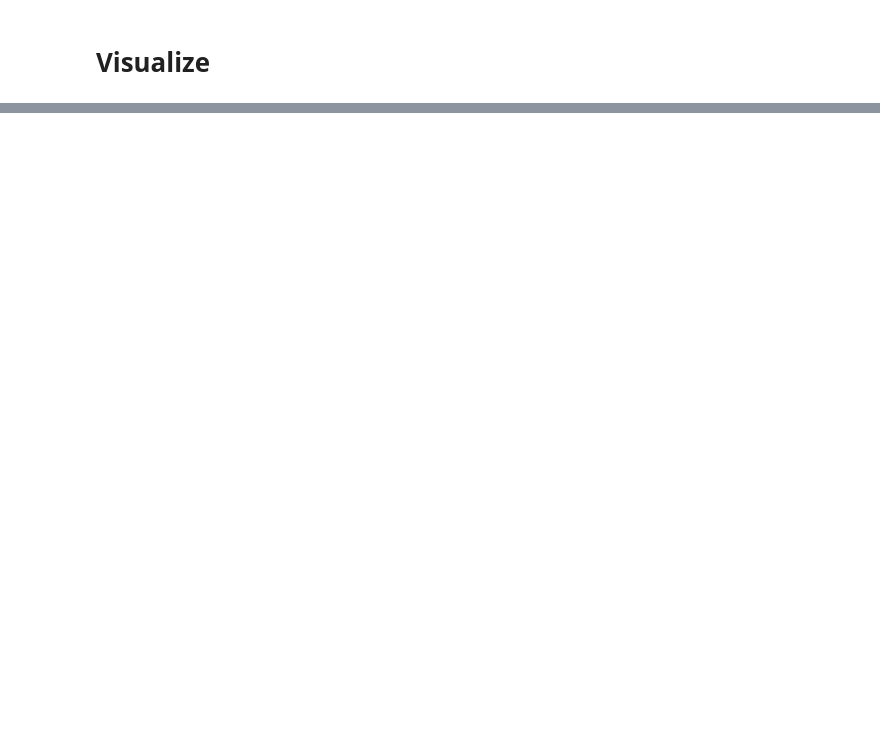
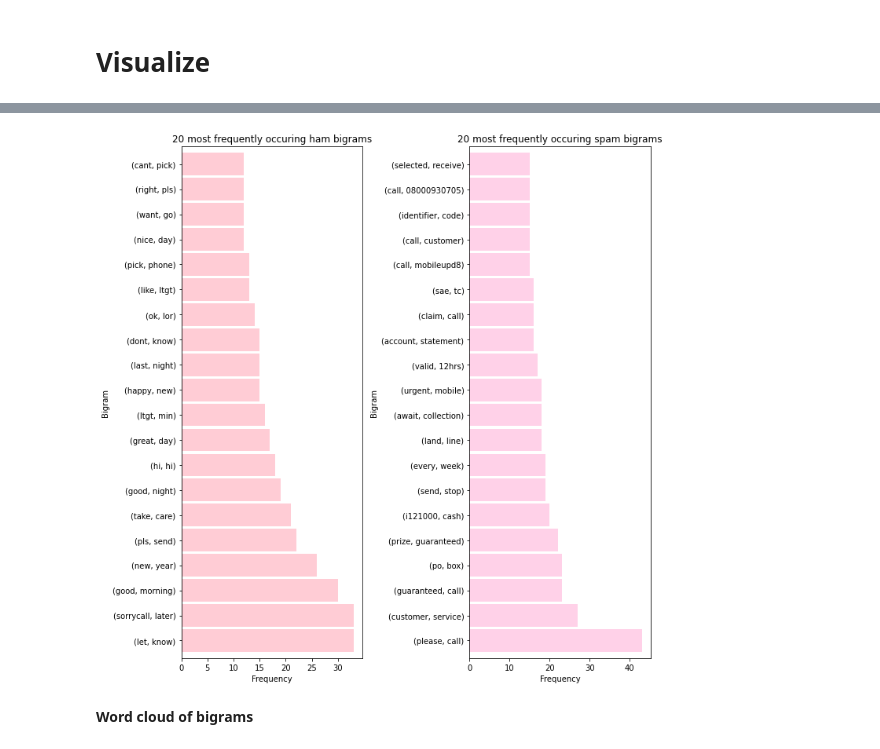
Before and after one commit to matt-c-knight/natural-language-processing-exercises, a Jupyter notebook: explore.ipynb, the cells around one changed output, grey strips where cells are left out. Drawn from its saved outputs; the diff is of its cells as text; code cells hidden in the pictures; blank space fills up the shorter version.

```diff
--- a/explore.ipynb
+++ b/explore.ipynb
@@ -246,0 +385,4 @@ word_counts.head()
+# %%
+ham_bigrams = pd.Series(list(nltk.ngrams(ham_words.split(), 2))).value_counts().head(20)
+spam_bigrams = pd.Series(list(nltk.ngrams(spam_words.split(), 2))).value_counts().head(20)
+spam_bigrams
@@ -246,0 +407,20 @@ word_counts.head()
+# %%
+plt.subplot(121)
+
+ham_bigrams.plot.barh(color='pink', width=.9, figsize=(10, 10), alpha=.8)
+plt.title('20 most frequently occuring ham bigrams')
+plt.ylabel('Bigram')
+plt.xlabel('Frequency')
+
+
+plt.subplot(122)
+spam_bigrams.plot.barh(color='hotpink', width=.9, figsize=(10, 10), alpha=.3)
+plt.title('20 most frequently occuring spam bigrams')
+plt.ylabel('Bigram')
+plt.xlabel('Frequency')
+plt.tight_layout()
+plt.show()
+# %% [output]
+[figure, added]
+# %% [markdown]
+**Word cloud of bigrams**
```
Also changed, not shown: parts of 19 cells of this notebook.
